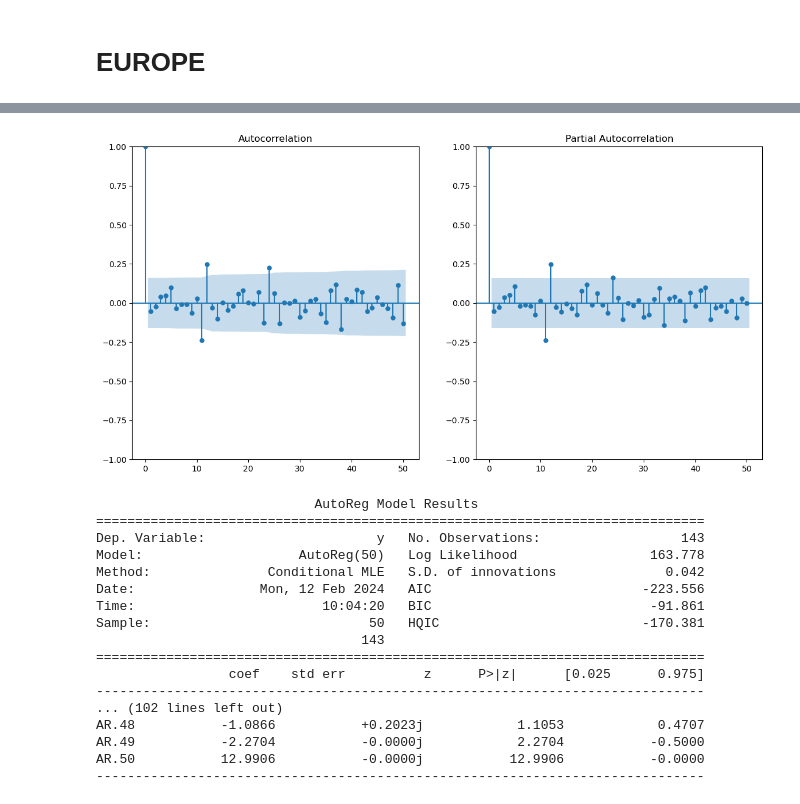
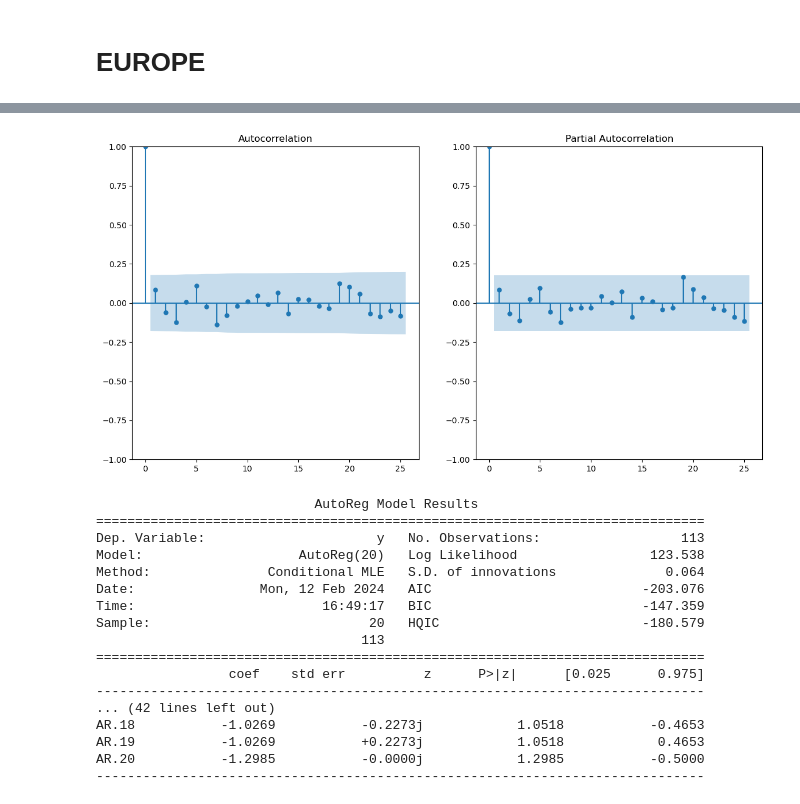
Before and after one commit to devbilalkhan/fao-project, a Jupyter notebook: fao_stat.ipynb, the cells around one changed output, grey strips where cells are left out. Cells and saved outputs as stored; diff of their text form; code cells hidden in the pictures.

```diff
--- a/fao_stat.ipynb
+++ b/fao_stat.ipynb
@@ -186,0 +225,12 @@ wheat_germany.dropna(inplace=True)
+# %%
+class Preprocess_data:
+  def __init__(self, df):
+    self.df = df
+
+  def differencing(self, interval):
+    self.df = self.df.diff(interval)
+    return self.df.dropna()
+
+  def log_transform(self, column):
+    self.df = np.log(self.df[column])
+    return self
@@ -311,0 +360,4 @@ perform_adfuller_test(wheat_spain['Value'])
+# %%
+belgium_wheat_prices = belgium_wheat_prices.dropna()
+print_heading('ADF Test for for Spain Wheat Prices')
+perform_adfuller_test(belgium_wheat_prices['Value'])
@@ -311,0 +376,8 @@ perform_adfuller_test(wheat_spain['Value'])
+# %%
+belgium_wheat_prices['Value'] = Preprocess_data(belgium_wheat_prices) \
+                                .log_transform('Value') \
+                                .differencing(interval=1)
+# %%
+belgium_wheat_prices = belgium_wheat_prices.dropna()
+print_heading('ADF Test for for Spain Wheat Prices')
+perform_adfuller_test(belgium_wheat_prices['Value'])
@@ -312,5 +396,5 @@ perform_adfuller_test(wheat_spain['Value'])
 # %%
-plot_acf_pacf(wheat_spain['Value'], 50)
+plot_acf_pacf(belgium_wheat_prices['Value'], 25)
 # %% [output]
-[figure, old version]
+[figure, new version]
 # %%
@@ -319,25 +403,25 @@ X = wheat_spain['Value'].dropna().values
 train = X[:len(X)-7]
 test = X[len(X)-7:]
 
-model_spain = AutoReg(train, lags=50).fit()
+model_belgium = AutoReg(train, lags=20).fit()
 
-print(model_spain.summary())
+print(model_belgium.summary())
 # %% [output]
                             AutoReg Model Results
 ==============================================================================
-Dep. Variable:                      y   No. Observations:                  143
-Model:                    AutoReg(50)   Log Likelihood                 163.778
-Method:               Conditional MLE   S.D. of innovations              0.042
-Date:                Mon, 12 Feb 2024   AIC                           -223.556
-Time:                        10:04:20   BIC                            -91.861
-Sample:                            50   HQIC                          -170.381
-                                  143
+Dep. Variable:                      y   No. Observations:                  113
+Model:                    AutoReg(20)   Log Likelihood                 123.538
+Method:               Conditional MLE   S.D. of innovations              0.064
+Date:                Mon, 12 Feb 2024   AIC                           -203.076
+Time:                        16:49:17   BIC                           -147.359
+Sample:                            20   HQIC                          -180.579
+                                  113
 ==============================================================================
                  coef    std err          z      P>|z|      [0.025      0.975]
 ------------------------------------------------------------------------------
-... (102 lines left out)
-AR.48           -1.0866           +0.2023j            1.1053            0.4707
-AR.49           -2.2704           -0.0000j            2.2704           -0.5000
-AR.50           12.9906           -0.0000j           12.9906           -0.0000
+... (42 lines left out)
+AR.18           -1.0269           -0.2273j            1.0518           -0.4653
+AR.19           -1.0269           +0.2273j            1.0518            0.4653
+AR.20           -1.2985           -0.0000j            1.2985           -0.5000
 ------------------------------------------------------------------------------
 # %%
```
Also changed, not shown: parts of 40 cells of this notebook.
